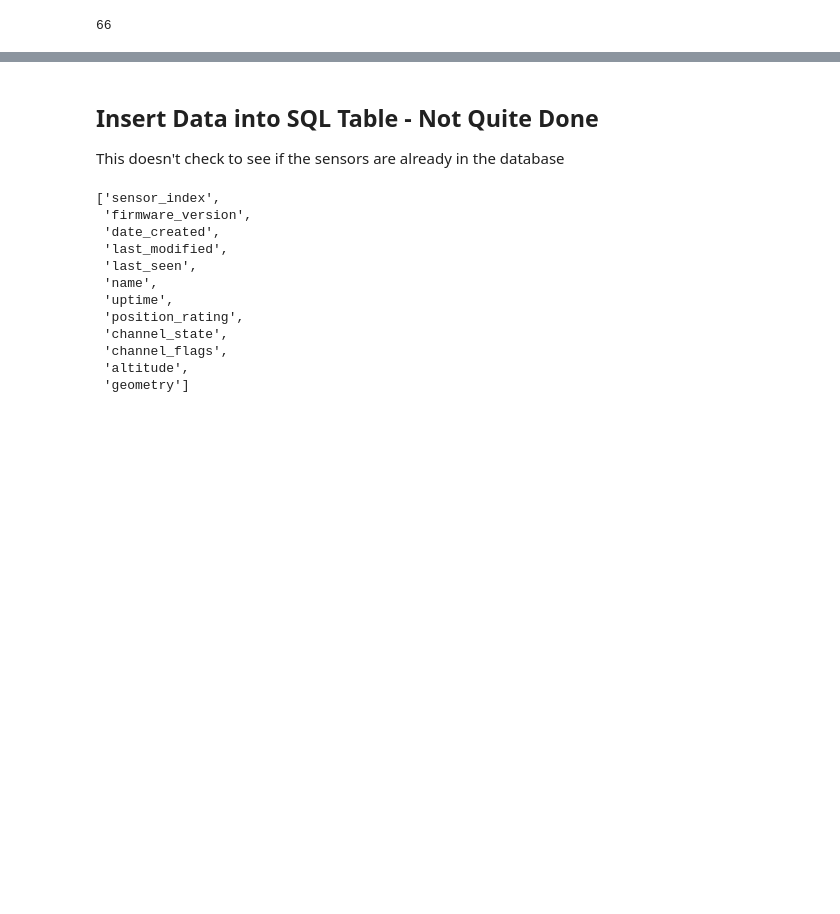
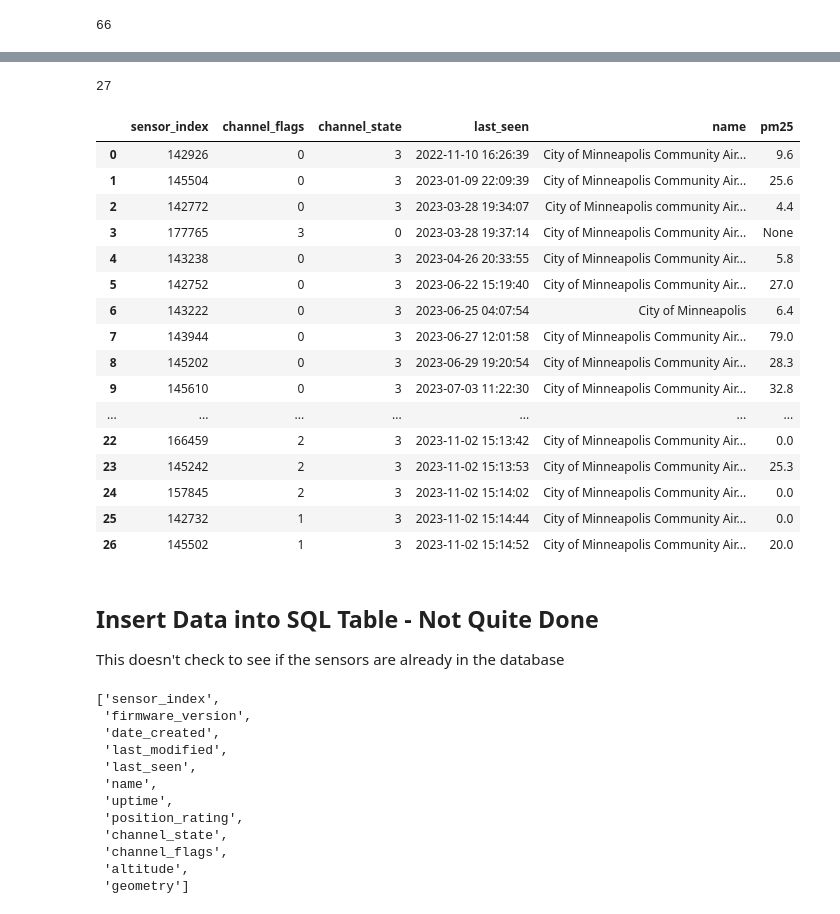
Before and after one commit to SpikeAlerts/SpikeAlerts_0, a Jupyter notebook: Notebooks/1_QAQC/2_PurpleAir_Stations.ipynb, the cells around one changed output, grey strips where cells are left out. Cells and saved outputs as stored; diff of their text form; code cells hidden in the pictures; blank space fills up the shorter version.

Commit message:
A little more on PurpelAir QAQC
Investigating channel_flags, channel_state, last_seen, and names

in Cleaning PurpleAir Station Data section

```diff
--- a/Notebooks/1_QAQC/2_PurpleAir_Stations.ipynb
+++ b/Notebooks/1_QAQC/2_PurpleAir_Stations.ipynb
@@ -264,3 +221,51 @@ df_stations.head(3)
+# %%
+# Sensor Flags
+
+# Key
+# Channel State -  0 = No PM, 3 = Both On
+# Channel Flags - 0 = Normal, 1 = A Downgraded, 2 - B Downgraded, 3 - Both Downgraded
+
+pd.set_option('display.max_colwidth', None)
+
+df = df_stations.rename(columns = {'pm2.5_10minute':'pm25'})
+
+
+flagged = (df.channel_flags != 0) | (df.channel_state == 1) | (df.last_seen < dt.datetime.now())
+
+flagged_sensors = df[flagged][['sensor_index',
+                               'channel_flags',
+                               'channel_state',
+                                'last_seen',
+                               'name', 'pm25']]
+
+not_flagged_sensors = df[~flagged][['sensor_index',
+                               'channel_flags',
+                               'channel_state',
+                                'last_seen',
+                               'name', 'pm25']]
+
+print(len(flagged_sensors))
+
+flagged_sensors.sort_values('last_seen').reset_index(drop=True)#.to_csv('flagged_sensors.csv')
+# %% [output]
+27
+|  | sensor_index | channel_flags | channel_state | last_seen | name | pm25 |
+| 0 | 142926 | 0 | 3 | 2022-11-10 16:26:39 | City of Minneapolis Community Air... | 9.6 |
+| 1 | 145504 | 0 | 3 | 2023-01-09 22:09:39 | City of Minneapolis Community Air... | 25.6 |
+| 2 | 142772 | 0 | 3 | 2023-03-28 19:34:07 | City of Minneapolis community Air... | 4.4 |
+| 3 | 177765 | 3 | 0 | 2023-03-28 19:37:14 | City of Minneapolis Community Air... | None |
+| 4 | 143238 | 0 | 3 | 2023-04-26 20:33:55 | City of Minneapolis Community Air... | 5.8 |
+| 5 | 142752 | 0 | 3 | 2023-06-22 15:19:40 | City of Minneapolis Community Air... | 27.0 |
+| 6 | 143222 | 0 | 3 | 2023-06-25 04:07:54 | City of Minneapolis | 6.4 |
+| 7 | 143944 | 0 | 3 | 2023-06-27 12:01:58 | City of Minneapolis Community Air... | 79.0 |
+| 8 | 145202 | 0 | 3 | 2023-06-29 19:20:54 | City of Minneapolis Community Air... | 28.3 |
+| 9 | 145610 | 0 | 3 | 2023-07-03 11:22:30 | City of Minneapolis Community Air... | 32.8 |
+| ... | ... | ... | ... | ... | ... | ... |
+| 22 | 166459 | 2 | 3 | 2023-11-02 15:13:42 | City of Minneapolis Community Air... | 0.0 |
+| 23 | 145242 | 2 | 3 | 2023-11-02 15:13:53 | City of Minneapolis Community Air... | 25.3 |
+| 24 | 157845 | 2 | 3 | 2023-11-02 15:14:02 | City of Minneapolis Community Air... | 0.0 |
+| 25 | 142732 | 1 | 3 | 2023-11-02 15:14:44 | City of Minneapolis Community Air... | 0.0 |
+| 26 | 145502 | 1 | 3 | 2023-11-02 15:14:52 | City of Minneapolis Community Air... | 20.0 |
 # %%
 # Save as CSV
 
```
Also changed, not shown: parts of 9 cells of this notebook.
